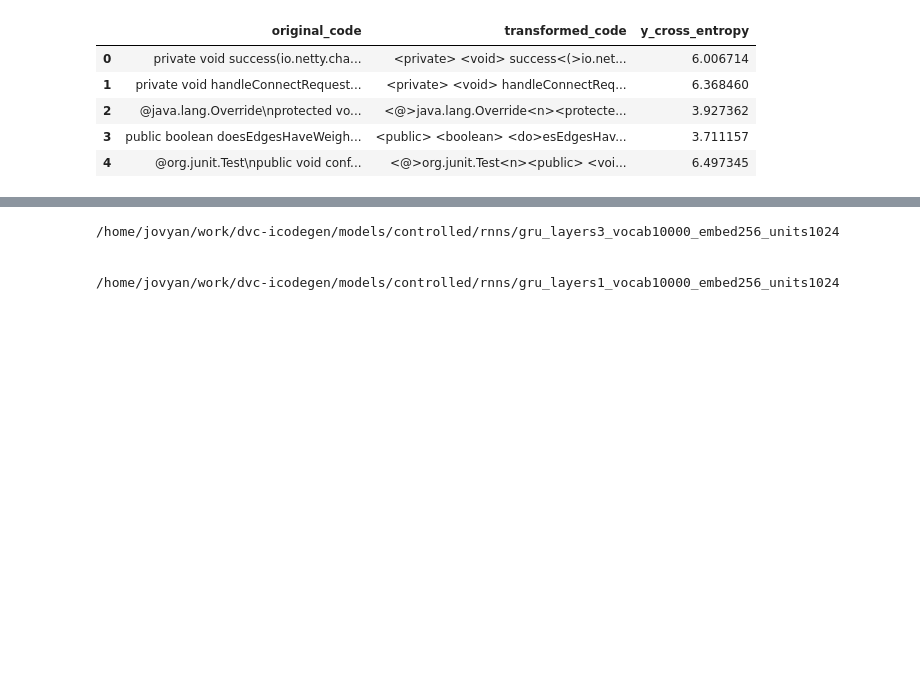
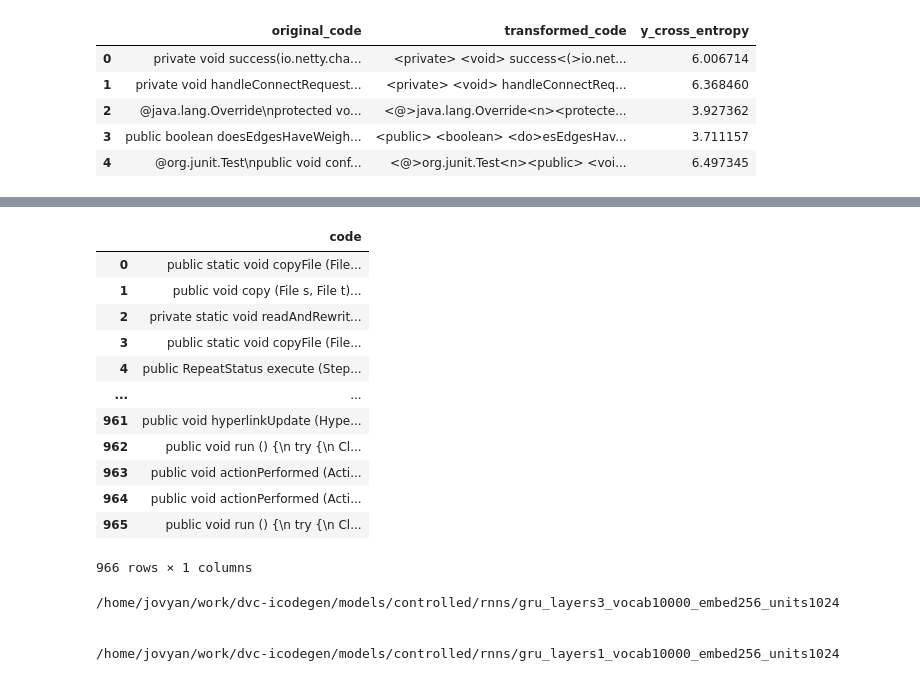
Before and after one commit to ArtificialSoftwareEngineering/InterpretingCodeGeneration, a Jupyter notebook: nbs/04_evaluation.core.ipynb, the cells around one changed output, grey strips where cells are left out. Saved outputs shown, nothing was run; the diff lists cells and outputs as text; code cells hidden in the pictures; blank space fills up the shorter version.

```diff
--- a/nbs/04_evaluation.core.ipynb
+++ b/nbs/04_evaluation.core.ipynb
@@ -972,3 +1049,19 @@ len(df_buggy), len(df_fixed)
+# %%
+df_bigclone_1_treatment
+# %% [output]
+|  | code |
+| 0 | public static void copyFile (File... |
+| 1 | public void copy (File s, File t)... |
+| 2 | private static void readAndRewrit... |
+| 3 | public static void copyFile (File... |
+| 4 | public RepeatStatus execute (Step... |
+| ... | ... |
+| 961 | public void hyperlinkUpdate (Hype... |
+| 962 | public void run () {\n try {\n Cl... |
+| 963 | public void actionPerformed (Acti... |
+| 964 | public void actionPerformed (Acti... |
+| 965 | public void run () {\n try {\n Cl... |
+966 rows × 1 columns
 # %%
 path = Path("/home/jovyan/work")
 data_path = path / "dvc-icodegen"
```
Also changed, not shown: parts of 8 cells of this notebook, 1 other file.
